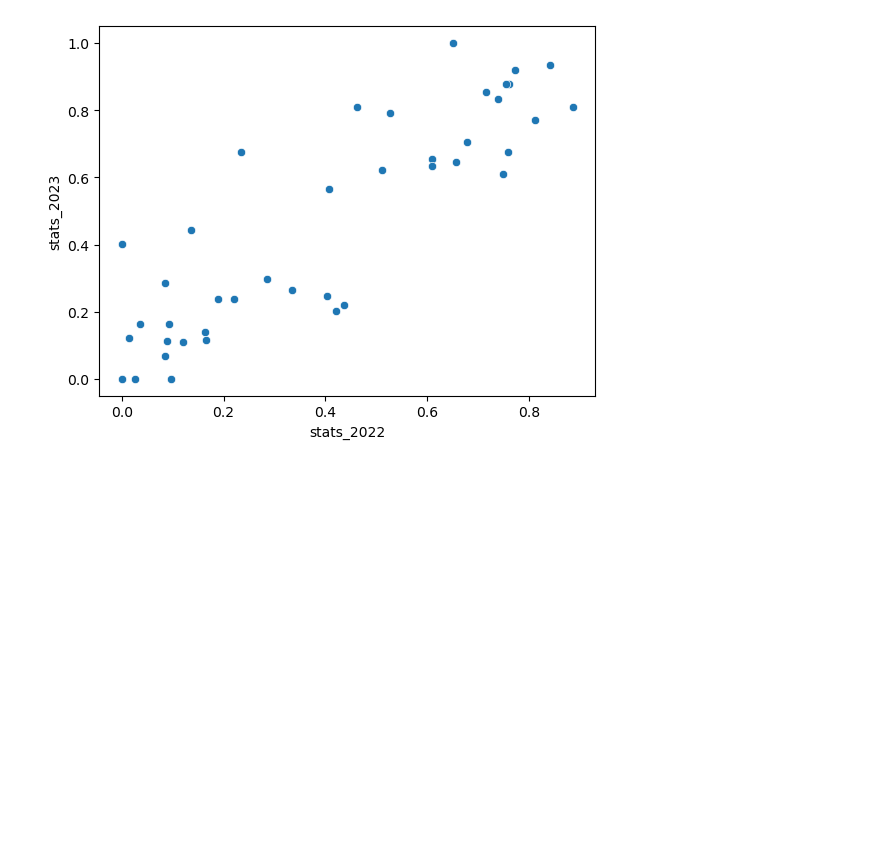
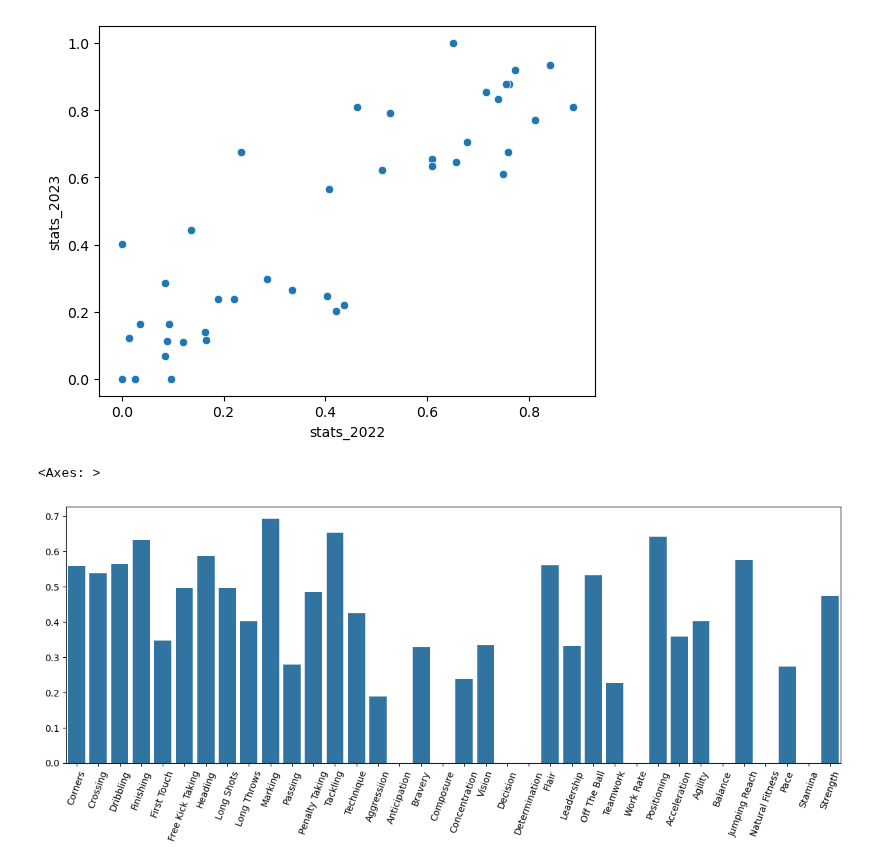
Before and after one commit to alibekk93/FM_skills_prediction, a Jupyter notebook: notebooks/04_MVPs.ipynb, the cells around one changed output. Saved outputs shown, nothing was run; the diff lists cells and outputs as text; code cells hidden in the pictures; blank space fills up the shorter version.

```diff
--- a/notebooks/04_MVPs.ipynb
+++ b/notebooks/04_MVPs.ipynb
@@ -347,3 +346,22 @@ sns.scatterplot(data=stats_df, x='stats_2022', y='stats_2023')
 # %% [output]
 <Axes: xlabel='stats_2022', ylabel='stats_2023'>
 [figure]
+# %%
+all_predictions = pd.DataFrame(model.predict(playground_X_2022.values),
+                               index=playground_X_2022.index,
+                               columns=FM_columns)
+# %%
+df1 = all_predictions
+df2 = combined_data_2022[FM_columns]
+
+correlations = pd.Series(index=df1.columns)
+
+for col in df1.columns:
+    correlations.loc[col] = np.corrcoef(df1[col], df2[col])[0, 1]
+# %%
+plt.subplots(figsize=(15,5))
+plt.xticks(rotation=70)
+sns.barplot(correlations)
+# %% [output]
+<Axes: >
+[figure, added]
```
Also changed, not shown: parts of 24 cells of this notebook, 1 other file.
